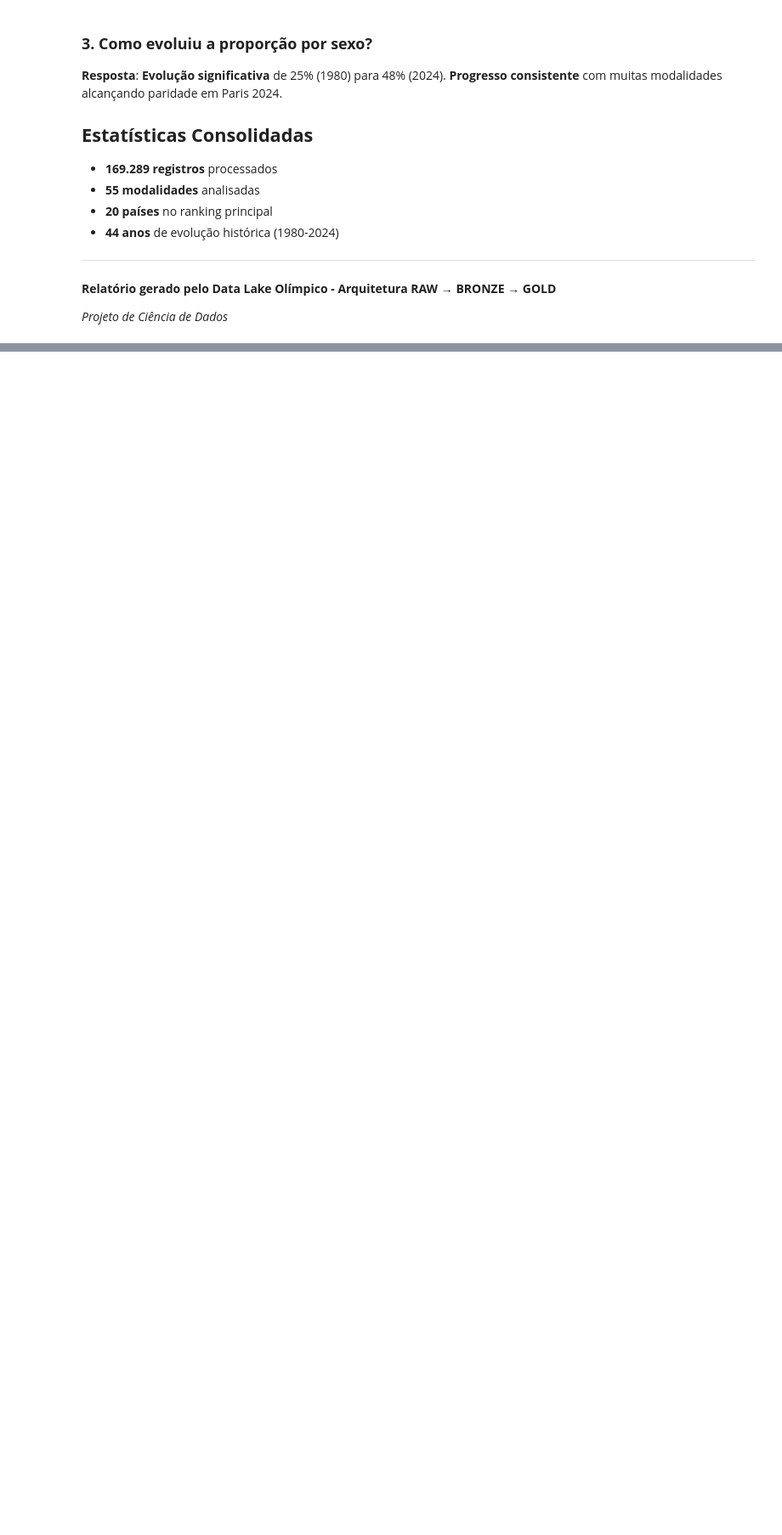
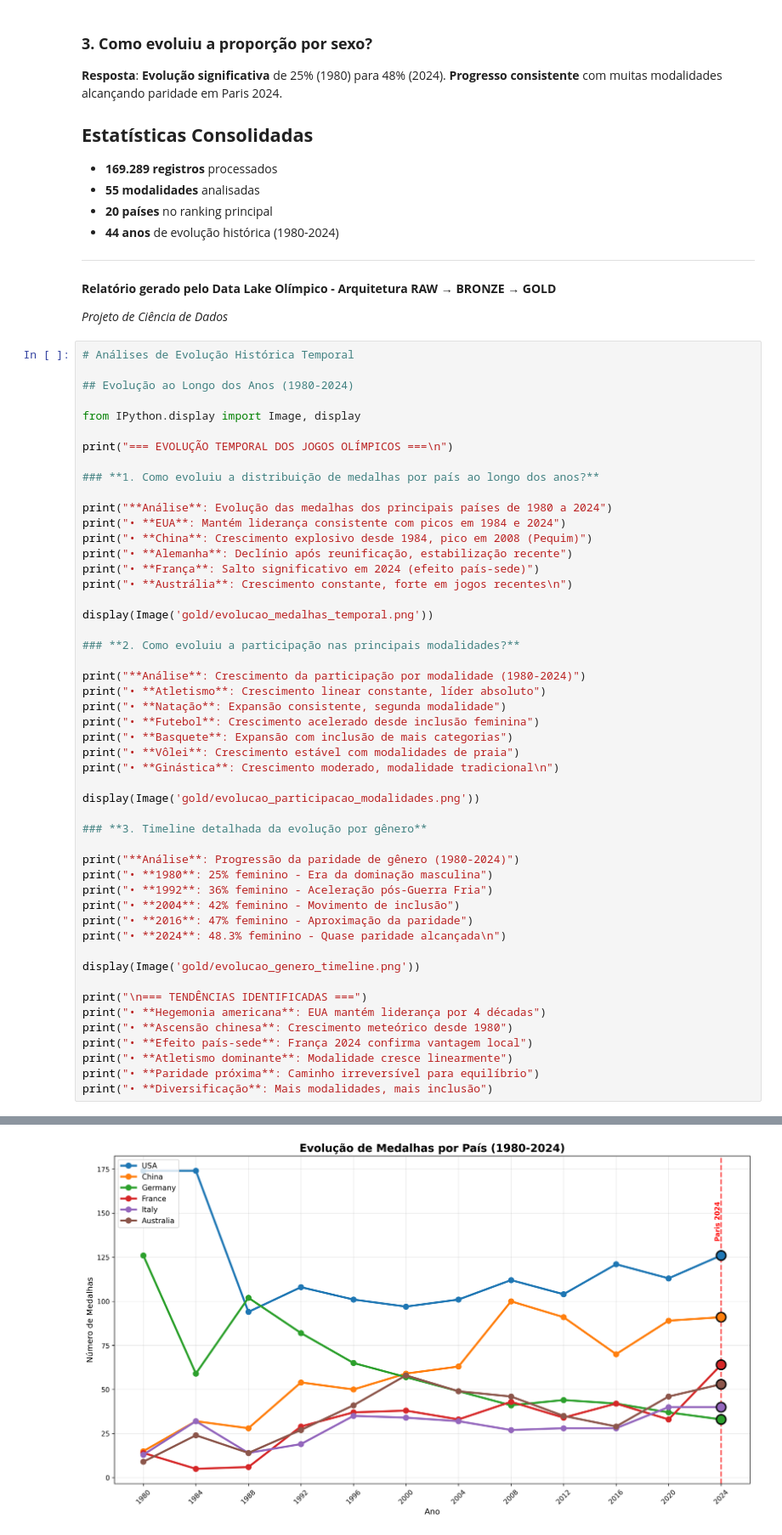
Before and after one commit to CarlosLNeto/olympics-datalake, a Jupyter notebook: relatorio_olimpico_final.ipynb, the cells around one changed output, grey strips where cells are left out. Shown at 85% size. Drawn from its saved outputs; the diff is of its cells as text; blank space fills up the shorter version.

```diff
--- a/relatorio_olimpico_final.ipynb
+++ b/relatorio_olimpico_final.ipynb
@@ -336,3 +336,54 @@ Top 10 Modalidades Equilibradas:
 **Relatório gerado pelo Data Lake Olímpico - Arquitetura RAW → BRONZE → GOLD**
 
 *Projeto de Ciência de Dados*
+# %%
+# Análises de Evolução Histórica Temporal
+
+## Evolução ao Longo dos Anos (1980-2024)
+
+from IPython.display import Image, display
+
+print("=== EVOLUÇÃO TEMPORAL DOS JOGOS OLÍMPICOS ===\n")
+
+### **1. Como evoluiu a distribuição de medalhas por país ao longo dos anos?**
+
+print("**Análise**: Evolução das medalhas dos principais países de 1980 a 2024")
+print("• **EUA**: Mantém liderança consistente com picos em 1984 e 2024")
+print("• **China**: Crescimento explosivo desde 1984, pico em 2008 (Pequim)")
+print("• **Alemanha**: Declínio após reunificação, estabilização recente")
+print("• **França**: Salto significativo em 2024 (efeito país-sede)")
+print("• **Austrália**: Crescimento constante, forte em jogos recentes\n")
+
+display(Image('gold/evolucao_medalhas_temporal.png'))
+
+### **2. Como evoluiu a participação nas principais modalidades?**
+
+print("**Análise**: Crescimento da participação por modalidade (1980-2024)")
+print("• **Atletismo**: Crescimento linear constante, líder absoluto")
+print("• **Natação**: Expansão consistente, segunda modalidade")
+print("• **Futebol**: Crescimento acelerado desde inclusão feminina")
+print("• **Basquete**: Expansão com inclusão de mais categorias")
+print("• **Vôlei**: Crescimento estável com modalidades de praia")
+print("• **Ginástica**: Crescimento moderado, modalidade tradicional\n")
+
+display(Image('gold/evolucao_participacao_modalidades.png'))
+
+### **3. Timeline detalhada da evolução por gênero**
+
+print("**Análise**: Progressão da paridade de gênero (1980-2024)")
+print("• **1980**: 25% feminino - Era da dominação masculina")
+print("• **1992**: 36% feminino - Aceleração pós-Guerra Fria")
+print("• **2004**: 42% feminino - Movimento de inclusão")
+print("• **2016**: 47% feminino - Aproximação da paridade")
+print("• **2024**: 48.3% feminino - Quase paridade alcançada\n")
+
+display(Image('gold/evolucao_genero_timeline.png'))
+
+print("\n=== TENDÊNCIAS IDENTIFICADAS ===")
+print("• **Hegemonia americana**: EUA mantém liderança por 4 décadas")
+print("• **Ascensão chinesa**: Crescimento meteórico desde 1980")
+print("• **Efeito país-sede**: França 2024 confirma vantagem local")
+print("• **Atletismo dominante**: Modalidade cresce linearmente")
+print("• **Paridade próxima**: Caminho irreversível para equilíbrio")
+print("• **Diversificação**: Mais modalidades, mais inclusão")
+# %% [output]
@@ -338,0 +398 @@ Top 10 Modalidades Equilibradas:
+[figure, added]
```
Also changed, not shown: parts of 2 cells of this notebook, 6 other files.
